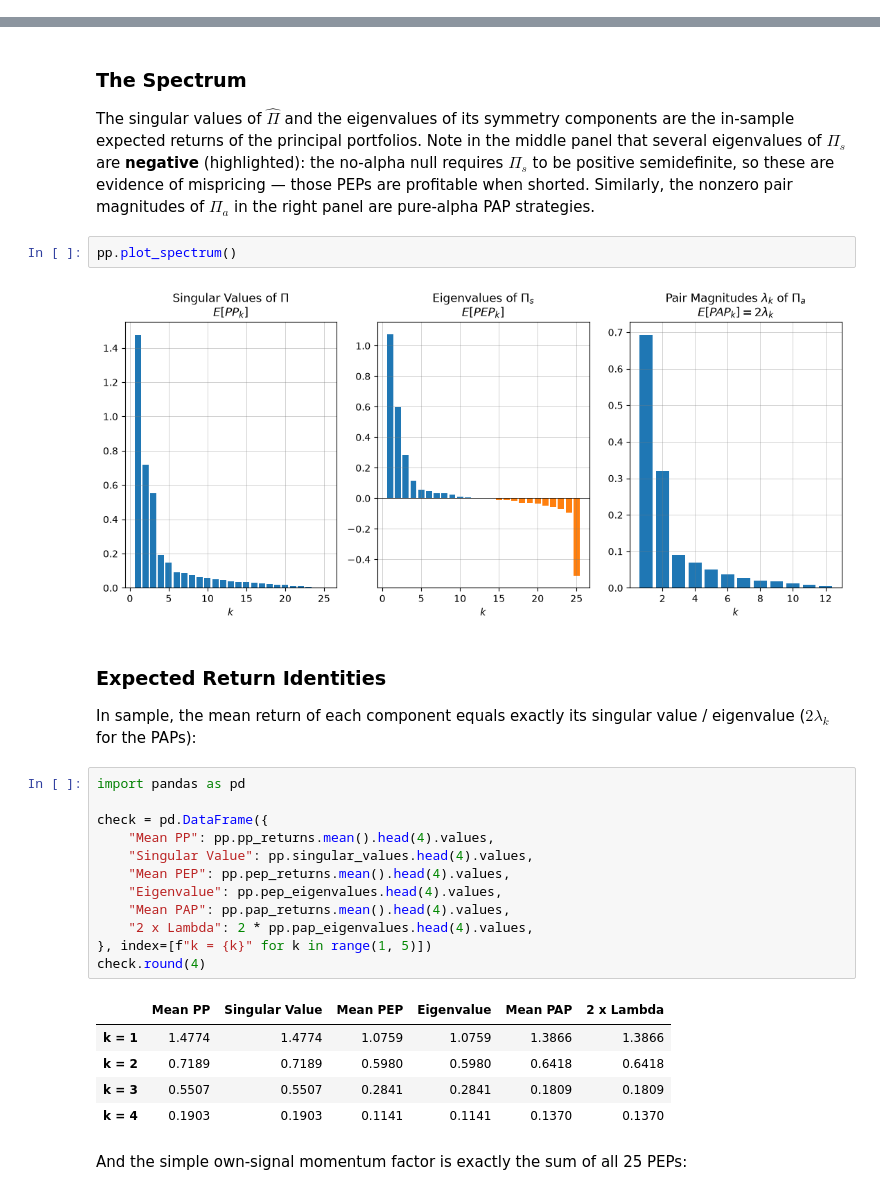
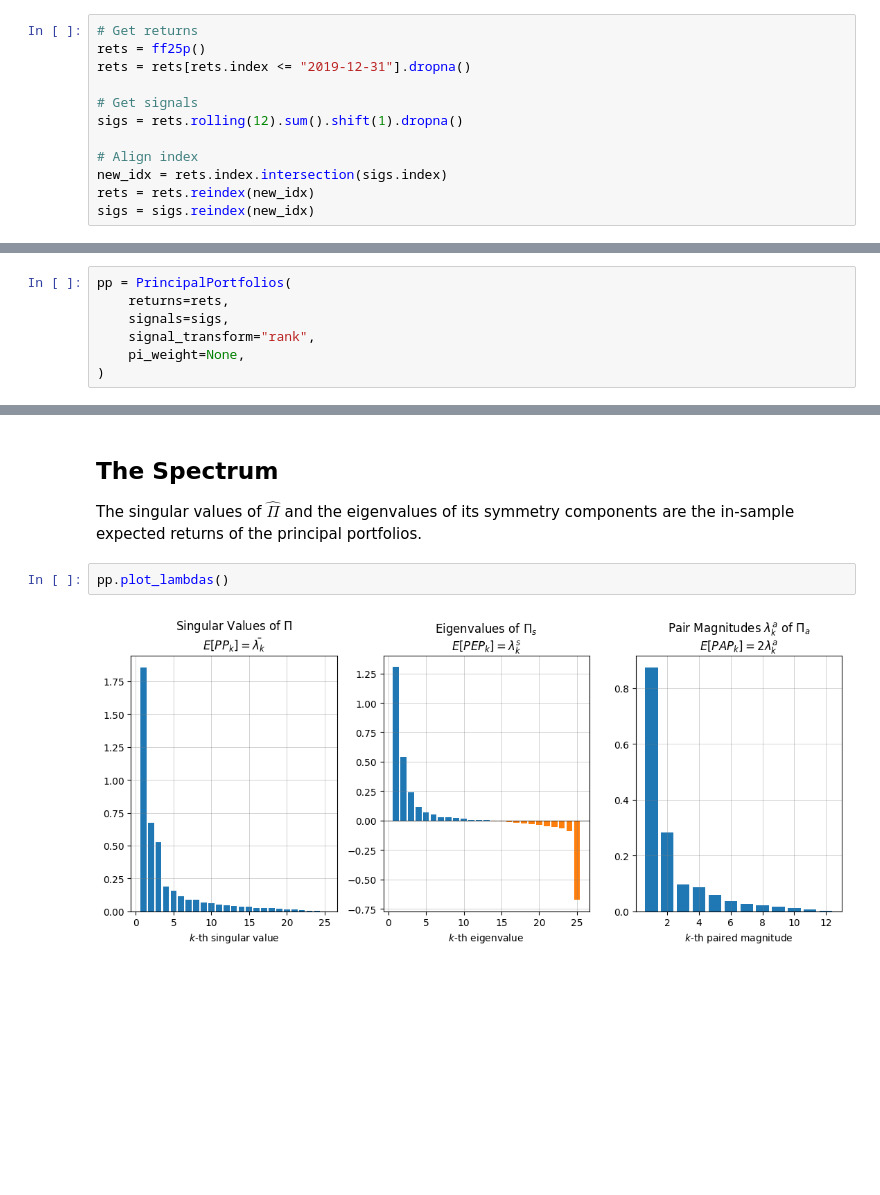
Before and after one commit to gusamarante/empfin, a Jupyter notebook: examples/principal_portfolios.ipynb, the cells around one changed output, grey strips where cells are left out. Cells and saved outputs as stored; diff of their text form; blank space fills up the shorter version.

Commit message:
Example notebook for principal portfolios

```diff
--- a/examples/principal_portfolios.ipynb
+++ b/examples/principal_portfolios.ipynb
@@ -110,0 +19,12 @@ Sample: 734 months, 25 assets
+# %%
+# Get returns
+rets = ff25p()
+rets = rets[rets.index <= "2019-12-31"].dropna()
+
+# Get signals
+sigs = rets.rolling(12).sum().shift(1).dropna()
+
+# Align index
+new_idx = rets.index.intersection(sigs.index)
+rets = rets.reindex(new_idx)
+sigs = sigs.reindex(new_idx)
@@ -111 +34,8 @@ Sample: 734 months, 25 assets
+# %%
+pp = PrincipalPortfolios(
+    returns=rets,
+    signals=sigs,
+    signal_transform="rank",
+    pi_weight=None,
+)
 # %% [markdown]
@@ -123,32 +56,7 @@ pp.plot_prediction_matrix(which="antisymmetric")
 # %% [markdown]
-### The Spectrum
-
-The singular values of $\hat{\Pi}$ and the eigenvalues of its symmetry components are the in-sample expected returns of the principal portfolios. Note in the middle panel that several eigenvalues of $\Pi_s$ are **negative** (highlighted): the no-alpha null requires $\Pi_s$ to be positive semidefinite, so these are evidence of mispricing — those PEPs are profitable when shorted. Similarly, the nonzero pair magnitudes of $\Pi_a$ in the right panel are pure-alpha PAP strategies.
+## The Spectrum
+The singular values of $\hat{\Pi}$ and the eigenvalues of its symmetry components are the in-sample expected returns of the principal portfolios.
 # %%
-pp.plot_spectrum()
+pp.plot_lambdas()
 # %% [output]
-[figure, old version]
+[figure, new version]
-# %% [markdown]
-### Expected Return Identities
-
-In sample, the mean return of each component equals exactly its singular value / eigenvalue ($2\lambda_k$ for the PAPs):
-# %%
-import pandas as pd
-
-check = pd.DataFrame({
-    "Mean PP": pp.pp_returns.mean().head(4).values,
-    "Singular Value": pp.singular_values.head(4).values,
-    "Mean PEP": pp.pep_returns.mean().head(4).values,
-    "Eigenvalue": pp.pep_eigenvalues.head(4).values,
-    "Mean PAP": pp.pap_returns.mean().head(4).values,
-    "2 x Lambda": 2 * pp.pap_eigenvalues.head(4).values,
-}, index=[f"k = {k}" for k in range(1, 5)])
-check.round(4)
-# %% [output]
-|  | Mean PP | Singular Value | Mean PEP | Eigenvalue | Mean PAP | 2 x Lambda |
-| k = 1 | 1.4774 | 1.4774 | 1.0759 | 1.0759 | 1.3866 | 1.3866 |
-| k = 2 | 0.7189 | 0.7189 | 0.5980 | 0.5980 | 0.6418 | 0.6418 |
-| k = 3 | 0.5507 | 0.5507 | 0.2841 | 0.2841 | 0.1809 | 0.1809 |
-| k = 4 | 0.1903 | 0.1903 | 0.1141 | 0.1141 | 0.1370 | 0.1370 |
-# %% [markdown]
-And the simple own-signal momentum factor is exactly the sum of all 25 PEPs:
```
Also changed, not shown: parts of 36 cells of this notebook, 2 other files.
